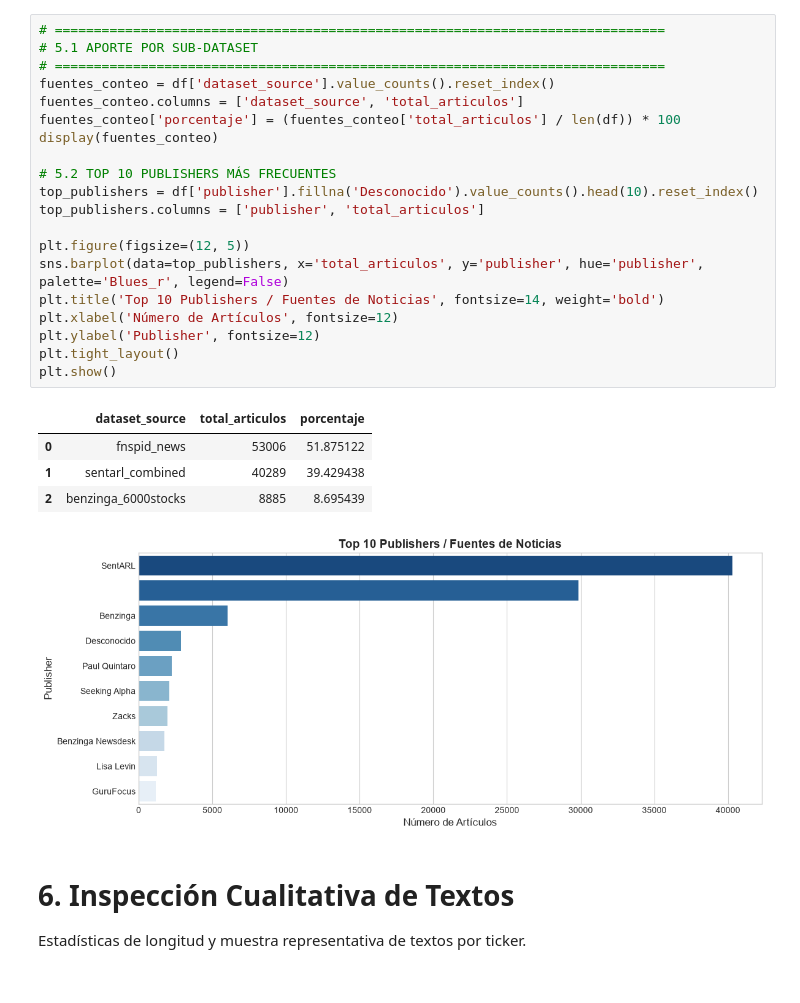
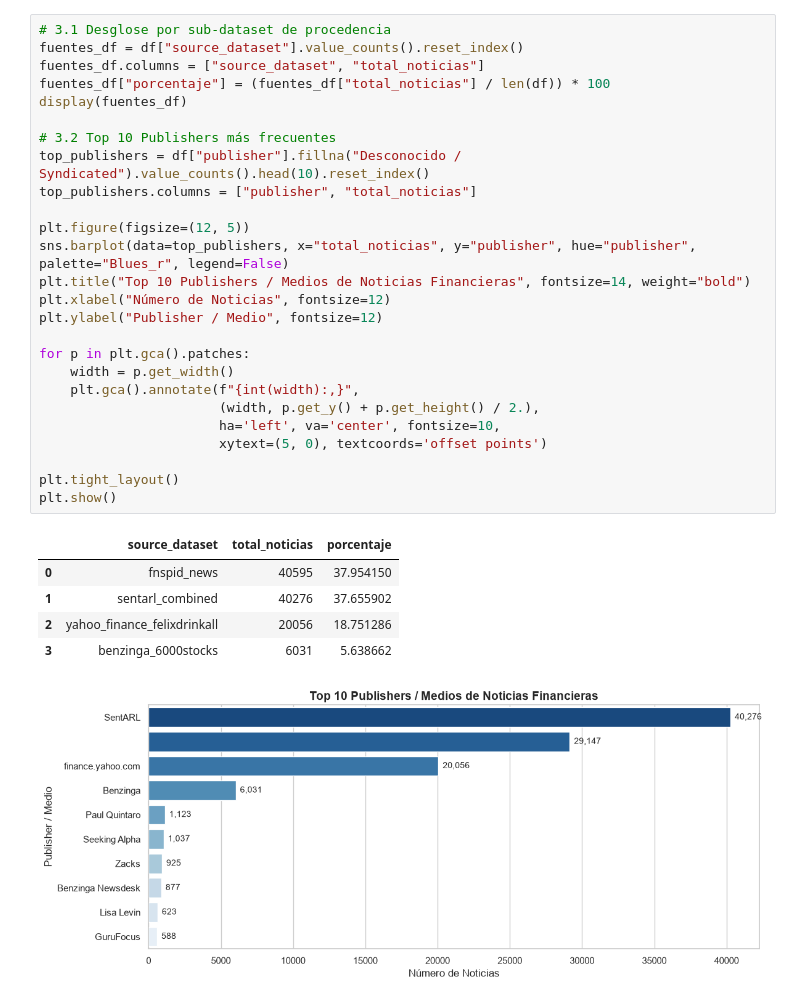
Before and after one commit to ArturoCarrilloJimenez/TFM-Master, a Jupyter notebook: src/notebooks/multisource_financial_news_EDA_2010_2023.ipynb, the cells around one changed output. Drawn from its saved outputs; the diff is of its cells as text.

```diff
--- a/src/notebooks/multisource_financial_news_EDA_2010_2023.ipynb
+++ b/src/notebooks/multisource_financial_news_EDA_2010_2023.ipynb
@@ -283,29 +207,33 @@ Desglose de los sub-datasets y proveedores de noticias que componen la muestra.
 # %%
-# ==============================================================================
-# 5.1 APORTE POR SUB-DATASET
-# ==============================================================================
-fuentes_conteo = df['dataset_source'].value_counts().reset_index()
-fuentes_conteo.columns = ['dataset_source', 'total_articulos']
-fuentes_conteo['porcentaje'] = (fuentes_conteo['total_articulos'] / len(df)) * 100
-display(fuentes_conteo)
+# 3.1 Desglose por sub-dataset de procedencia
+fuentes_df = df["source_dataset"].value_counts().reset_index()
+fuentes_df.columns = ["source_dataset", "total_noticias"]
+fuentes_df["porcentaje"] = (fuentes_df["total_noticias"] / len(df)) * 100
+display(fuentes_df)
 
-# 5.2 TOP 10 PUBLISHERS MÁS FRECUENTES
-top_publishers = df['publisher'].fillna('Desconocido').value_counts().head(10).reset_index()
-top_publishers.columns = ['publisher', 'total_articulos']
+# 3.2 Top 10 Publishers más frecuentes
+top_publishers = df["publisher"].fillna("Desconocido / Syndicated").value_counts().head(10).reset_index()
+top_publishers.columns = ["publisher", "total_noticias"]
 
 plt.figure(figsize=(12, 5))
-sns.barplot(data=top_publishers, x='total_articulos', y='publisher', hue='publisher', palette='Blues_r', legend=False)
-plt.title('Top 10 Publishers / Fuentes de Noticias', fontsize=14, weight='bold')
-plt.xlabel('Número de Artículos', fontsize=12)
-plt.ylabel('Publisher', fontsize=12)
+sns.barplot(data=top_publishers, x="total_noticias", y="publisher", hue="publisher", palette="Blues_r", legend=False)
+plt.title("Top 10 Publishers / Medios de Noticias Financieras", fontsize=14, weight="bold")
+plt.xlabel("Número de Noticias", fontsize=12)
+plt.ylabel("Publisher / Medio", fontsize=12)
+
+for p in plt.gca().patches:
+    width = p.get_width()
+    plt.gca().annotate(f"{int(width):,}",
+                       (width, p.get_y() + p.get_height() / 2.),
+                       ha='left', va='center', fontsize=10,
+                       xytext=(5, 0), textcoords='offset points')
+
 plt.tight_layout()
 plt.show()
 # %% [output]
-|  | dataset_source | total_articulos | porcentaje |
-| 0 | fnspid_news | 53006 | 51.875122 |
-| 1 | sentarl_combined | 40289 | 39.429438 |
-| 2 | benzinga_6000stocks | 8885 | 8.695439 |
+|  | source_dataset | total_noticias | porcentaje |
+| 0 | fnspid_news | 40595 | 37.954150 |
+| 1 | sentarl_combined | 40276 | 37.655902 |
+| 2 | yahoo_finance_felixdrinkall | 20056 | 18.751286 |
+| 3 | benzinga_6000stocks | 6031 | 5.638662 |
-[figure, old version]
+[figure, new version]
-# %% [markdown]
-# 6. Inspección Cualitativa de Textos
-Estadísticas de longitud y muestra representativa de textos por ticker.
```
Also changed, not shown: parts of 22 cells of this notebook, 1 other file.
